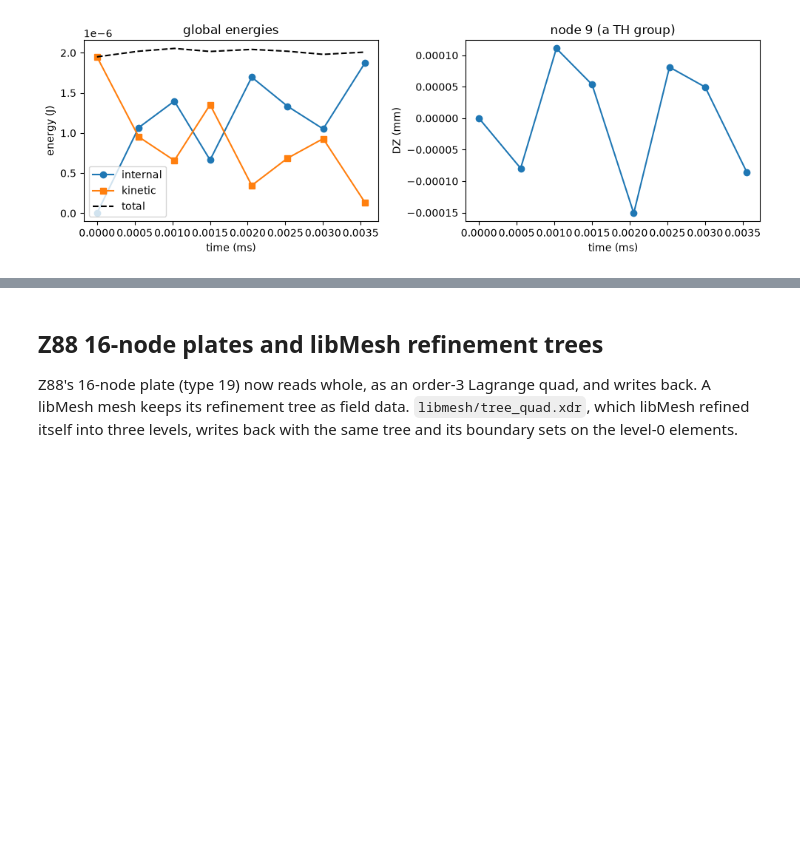
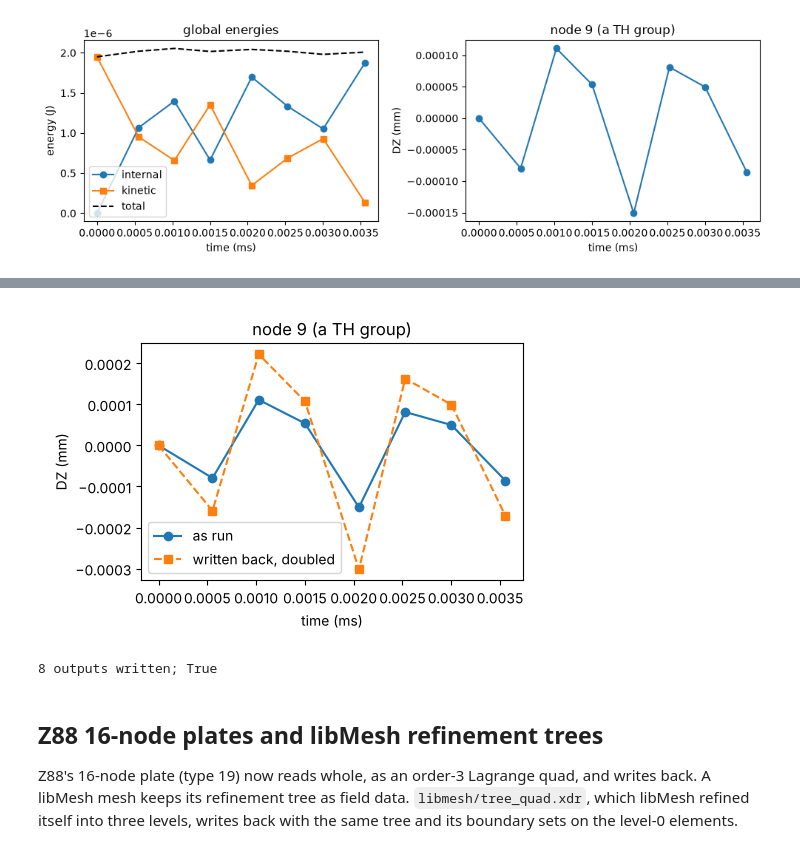
Before and after one commit to loumalouomega/meshioplusplus, a Jupyter notebook: example/python/22_section_a.ipynb, the cells around one changed output, grey strips where cells are left out. Cells and saved outputs as stored; diff of their text form; code cells hidden in the pictures; blank space fills up the shorter version.

```diff
--- a/example/python/22_section_a.ipynb
+++ b/example/python/22_section_a.ipynb
@@ -173,3 +177,23 @@ plt.tight_layout(); plt.show()
+# %%
+th = path('radioss_th/column', 'columnT01')
+steps = list(mp.read_sequence(th))
+t = [time for time, _ in steps]
+top = [m.field_data['radioss_th:node:1'][1, 2] for _, m in steps]  # node 9, DZ
+for _, m in steps:
+    m.field_data['radioss_th:node:1'] = m.field_data['radioss_th:node:1'] * 2.0
+doubled = os.path.join(TMP, 'doubledT01')
+mp.write_sequence(doubled, steps)
+back = [m for _, m in mp.read_sequence(doubled)]
+top2 = [m.field_data['radioss_th:node:1'][1, 2] for m in back]
+fig, ax = plt.subplots(figsize=(5, 3.4))
+ax.plot(t, top, 'o-', label='as run')
+ax.plot(t, top2, 's--', label='written back, doubled')
+ax.set_xlabel('time (ms)'); ax.set_ylabel('DZ (mm)'); ax.set_title('node 9 (a TH group)'); ax.legend()
+plt.tight_layout(); plt.show()
+print(len(back), 'outputs written;', mp.radioss_th.time_values(doubled) == mp.radioss_th.time_values(th))
+# %% [output]
+[figure, added]
+8 outputs written; True
 # %% [markdown]
 ## Z88 16-node plates and libMesh refinement trees
 
```
Also changed, not shown: parts of 1 cell of this notebook, 34 other files.
